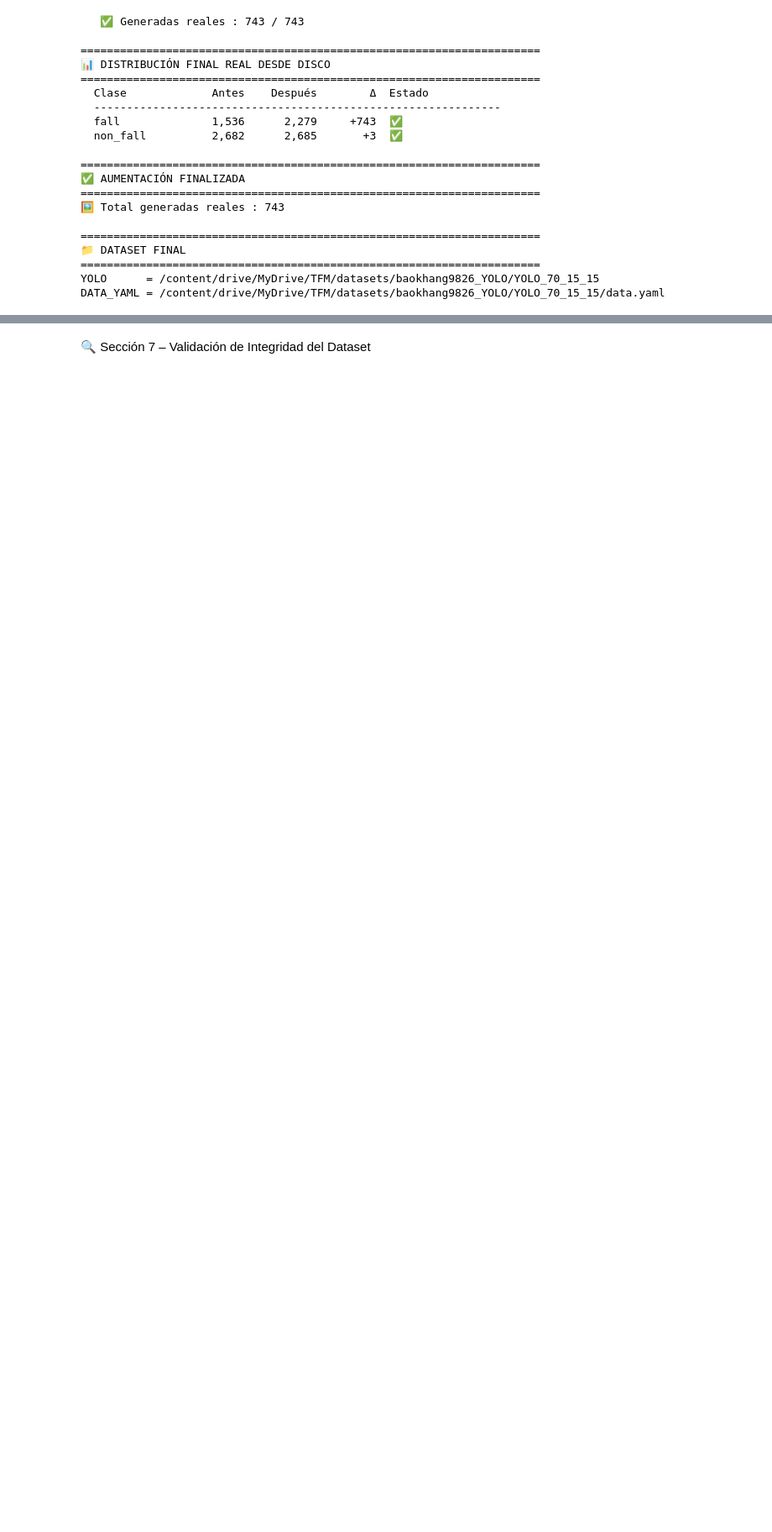
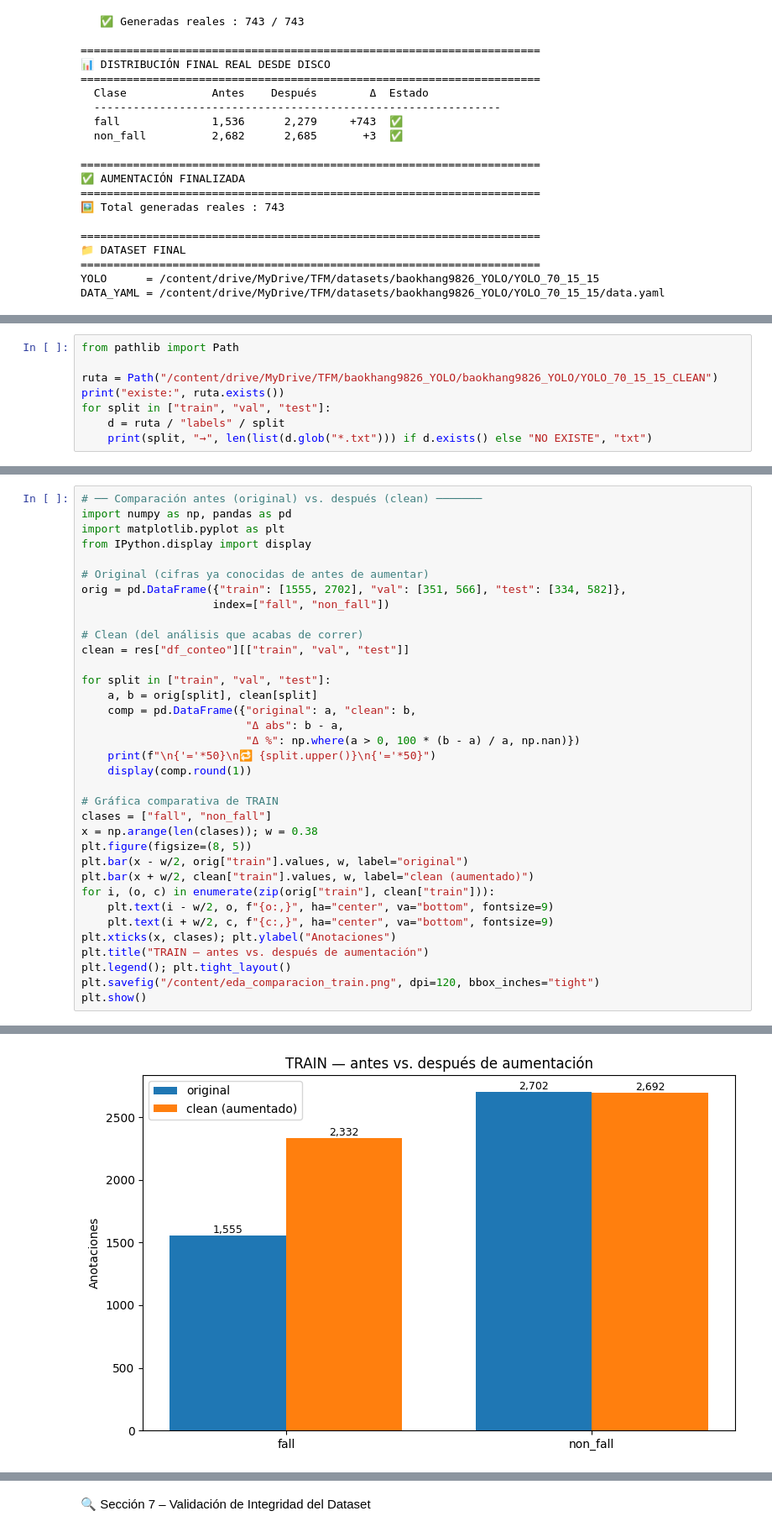
Before and after one commit to willy007BOND/sistema_alertas, a Jupyter notebook: 5_analisis_exploratorio_datos/TFM_EDA_YOLO_Caidas_baokhang9826.ipynb, the cells around one changed output, grey strips where cells are left out. Shown at 84% size. Saved outputs shown, nothing was run; the diff lists cells and outputs as text; blank space fills up the shorter version.

Commit message:
inclusion comparativo antes y despues de aumentacion

```diff
--- a/5_analisis_exploratorio_datos/TFM_EDA_YOLO_Caidas_baokhang9826.ipynb
+++ b/5_analisis_exploratorio_datos/TFM_EDA_YOLO_Caidas_baokhang9826.ipynb
@@ -3364,0 +3371,8 @@ DATA_YAML = /content/drive/MyDrive/TFM/datasets/baokhang9826_YOLO/YOLO_70_15_15/
+# %%
+from pathlib import Path
+
+ruta = Path("/content/drive/MyDrive/TFM/baokhang9826_YOLO/baokhang9826_YOLO/YOLO_70_15_15_CLEAN")
+print("existe:", ruta.exists())
+for split in ["train", "val", "test"]:
+    d = ruta / "labels" / split
+    print(split, "→", len(list(d.glob("*.txt"))) if d.exists() else "NO EXISTE", "txt")
@@ -3364,0 +3588,36 @@ DATA_YAML = /content/drive/MyDrive/TFM/datasets/baokhang9826_YOLO/YOLO_70_15_15/
+# %%
+# ── Comparación antes (original) vs. después (clean) ───────
+import numpy as np, pandas as pd
+import matplotlib.pyplot as plt
+from IPython.display import display
+
+# Original (cifras ya conocidas de antes de aumentar)
+orig = pd.DataFrame({"train": [1555, 2702], "val": [351, 566], "test": [334, 582]},
+                    index=["fall", "non_fall"])
+
+# Clean (del análisis que acabas de correr)
+clean = res["df_conteo"][["train", "val", "test"]]
+
+for split in ["train", "val", "test"]:
+    a, b = orig[split], clean[split]
+    comp = pd.DataFrame({"original": a, "clean": b,
+                         "Δ abs": b - a,
+                         "Δ %": np.where(a > 0, 100 * (b - a) / a, np.nan)})
+    print(f"\n{'='*50}\n🔁 {split.upper()}\n{'='*50}")
+    display(comp.round(1))
+
+# Gráfica comparativa de TRAIN
+clases = ["fall", "non_fall"]
+x = np.arange(len(clases)); w = 0.38
+plt.figure(figsize=(8, 5))
+plt.bar(x - w/2, orig["train"].values, w, label="original")
+plt.bar(x + w/2, clean["train"].values, w, label="clean (aumentado)")
+for i, (o, c) in enumerate(zip(orig["train"], clean["train"])):
+    plt.text(i - w/2, o, f"{o:,}", ha="center", va="bottom", fontsize=9)
+    plt.text(i + w/2, c, f"{c:,}", ha="center", va="bottom", fontsize=9)
+plt.xticks(x, clases); plt.ylabel("Anotaciones")
+plt.title("TRAIN — antes vs. después de aumentación")
+plt.legend(); plt.tight_layout()
+plt.savefig("/content/eda_comparacion_train.png", dpi=120, bbox_inches="tight")
+plt.show()
+# %% [output]
@@ -3364,0 +3642 @@ DATA_YAML = /content/drive/MyDrive/TFM/datasets/baokhang9826_YOLO/YOLO_70_15_15/
+[figure, added]
```
Also changed, not shown: parts of 8 cells of this notebook, 1 other file.
